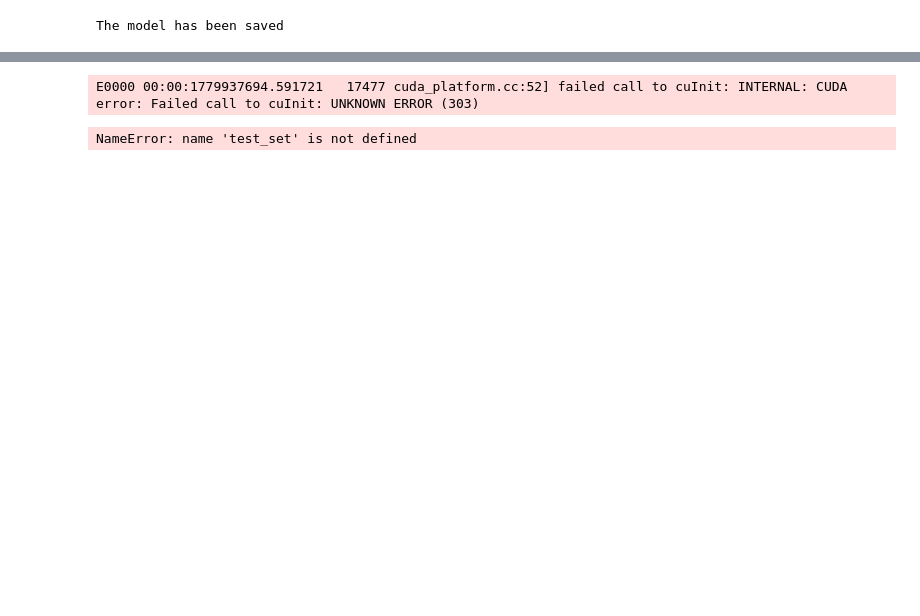
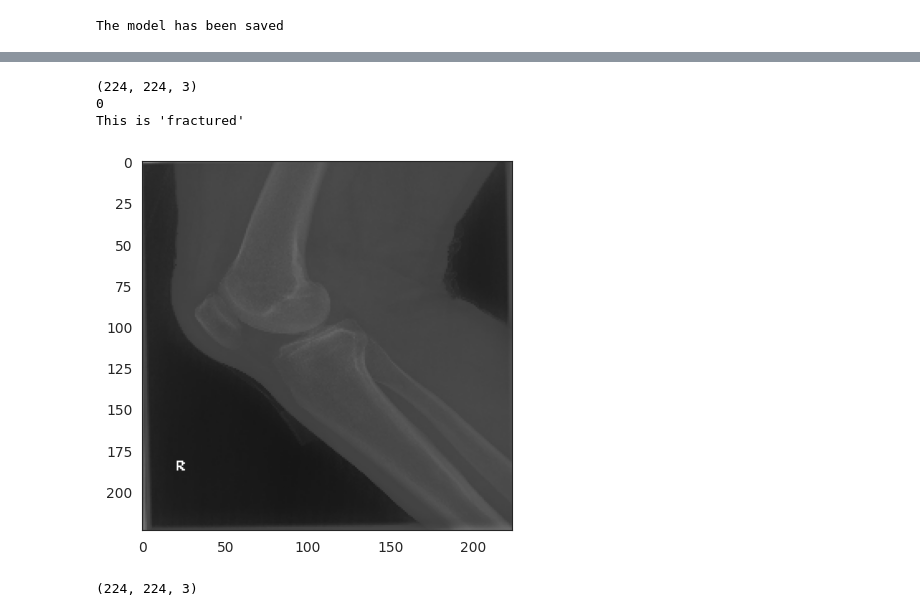
Before and after one commit to Felix-53/XrayFractureClass, a Jupyter notebook: jupytr_notebooks/Models_Evaluation.ipynb, the cells around one changed output, grey strips where cells are left out. Drawn from its saved outputs; the diff is of its cells as text; code cells hidden in the pictures; blank space fills up the shorter version.

```diff
--- a/jupytr_notebooks/Models_Evaluation.ipynb
+++ b/jupytr_notebooks/Models_Evaluation.ipynb
@@ -328,23 +328,26 @@ not fractured       0.79      0.90      0.84       268
 # %%
 import tensorflow as tf
 file_path = '/workspaces/XrayFractureClass/outputs/v2'
 model_v2 = tf.keras.models.load_model(f'{file_path}/fracture_detection_model_v2.keras')
 
 
 test_set.reset()
 img_batch, label_batch = next(test_set)
 
-index = 0
+index = 1
 my_image = img_batch[index]
-true_label = np.argmax(label_batch[index])
+true_label = int(label_batch[index])
 print(my_image.shape)
 print(true_label)
 print(f"This is '{class_names[true_label]}'")
 
 sns.set_style('white')
 plt.imshow(my_image)
 plt.show()
 my_image.shape
 # %% [output]
-E0000 00:00:1779937694.591721   17477 cuda_platform.cc:52] failed call to cuInit: INTERNAL: CUDA error: Failed call to cuInit: UNKNOWN ERROR (303)
+(224, 224, 3)
+0
+This is 'fractured'
+[figure, added]
-NameError: name 'test_set' is not defined
+(224, 224, 3)
```
Also changed, not shown: parts of 4 cells of this notebook, 3 other files.
